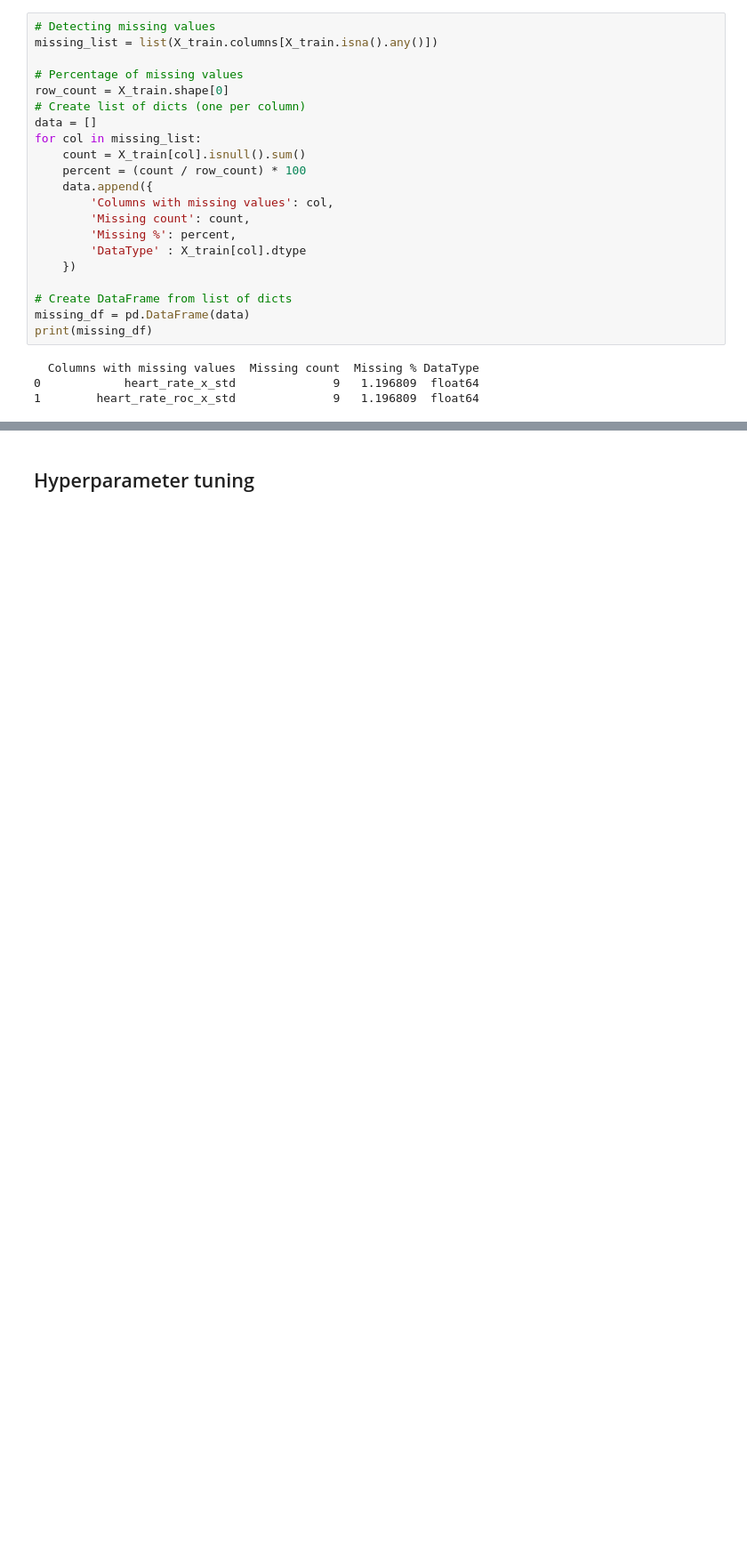
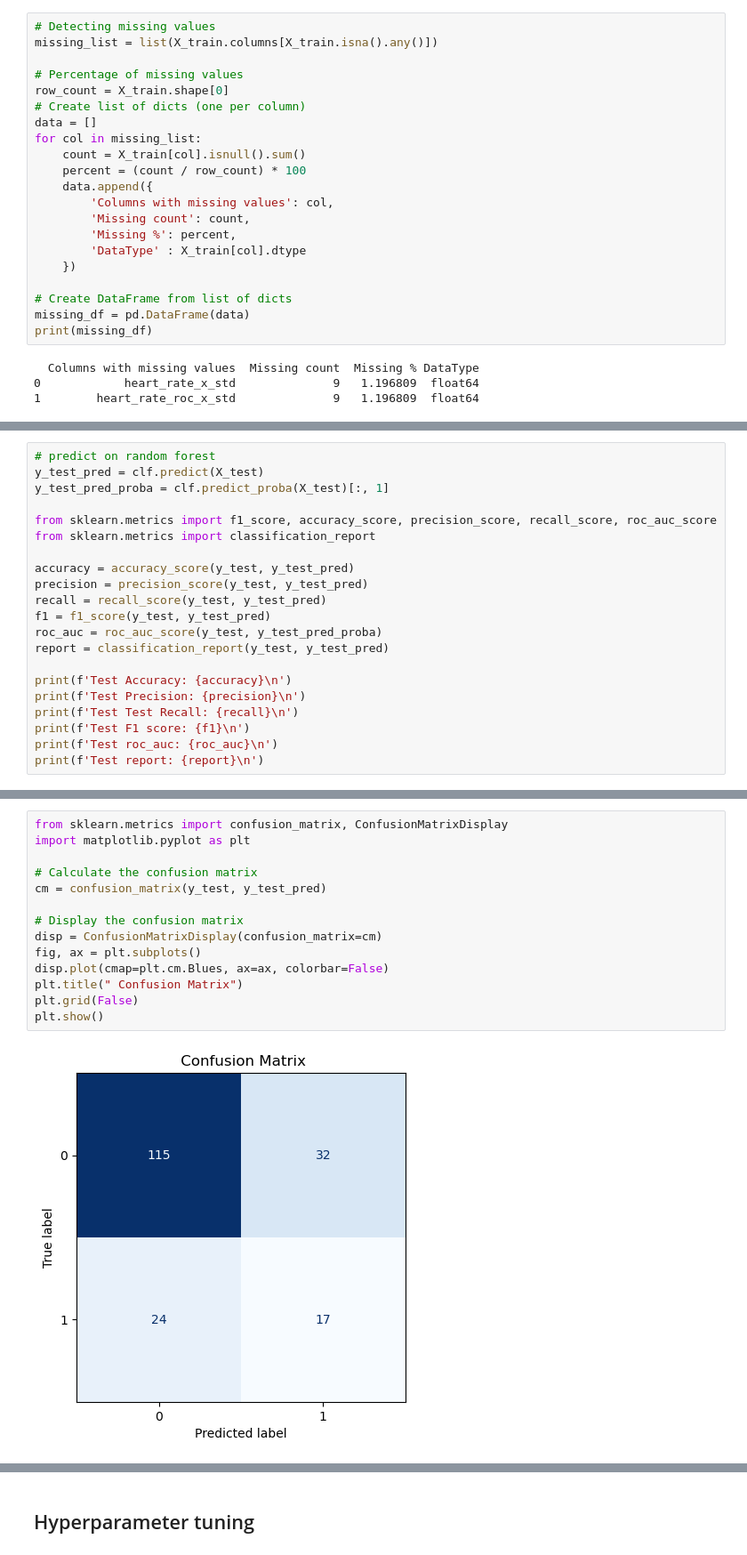
Before and after one commit to cheriechia/iti113_adls, a Jupyter notebook: training.ipynb, the cells around one changed output, grey strips where cells are left out. Shown: that part at 89% size. Saved outputs shown, nothing was run; the diff lists cells and outputs as text; blank space fills up the shorter version.

```diff
--- a/training.ipynb
+++ b/training.ipynb
@@ -483,0 +404,21 @@ plt.show()
+# %%
+# predict on random forest
+y_test_pred = clf.predict(X_test)
+y_test_pred_proba = clf.predict_proba(X_test)[:, 1]
+
+from sklearn.metrics import f1_score, accuracy_score, precision_score, recall_score, roc_auc_score
+from sklearn.metrics import classification_report
+
+accuracy = accuracy_score(y_test, y_test_pred)
+precision = precision_score(y_test, y_test_pred)
+recall = recall_score(y_test, y_test_pred)
+f1 = f1_score(y_test, y_test_pred)
+roc_auc = roc_auc_score(y_test, y_test_pred_proba)
+report = classification_report(y_test, y_test_pred)
+
+print(f'Test Accuracy: {accuracy}\n')
+print(f'Test Precision: {precision}\n')
+print(f'Test Test Recall: {recall}\n')
+print(f'Test F1 score: {f1}\n')
+print(f'Test roc_auc: {roc_auc}\n')
+print(f'Test report: {report}\n')
@@ -483,0 +444,16 @@ plt.show()
+# %%
+from sklearn.metrics import confusion_matrix, ConfusionMatrixDisplay
+import matplotlib.pyplot as plt
+
+# Calculate the confusion matrix
+cm = confusion_matrix(y_test, y_test_pred)
+
+# Display the confusion matrix
+disp = ConfusionMatrixDisplay(confusion_matrix=cm)
+fig, ax = plt.subplots()
+disp.plot(cmap=plt.cm.Blues, ax=ax, colorbar=False)
+plt.title(" Confusion Matrix")
+plt.grid(False)
+plt.show()
+# %% [output]
+[figure, added]
```
Also changed, not shown: parts of 35 cells of this notebook, 1 other file.
